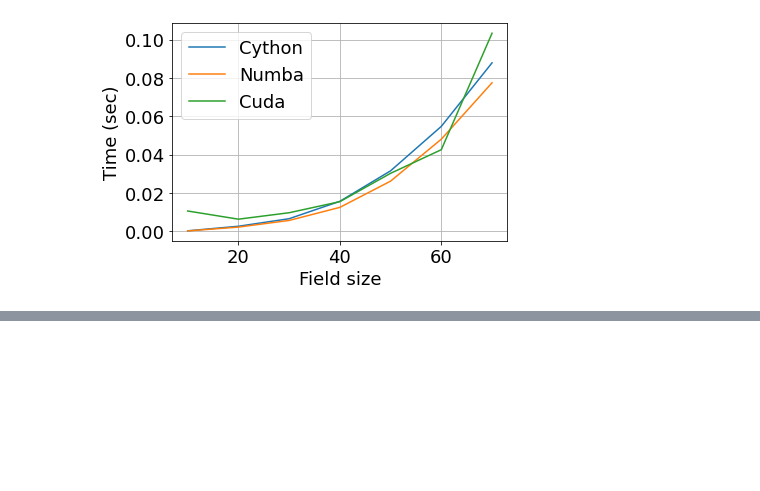
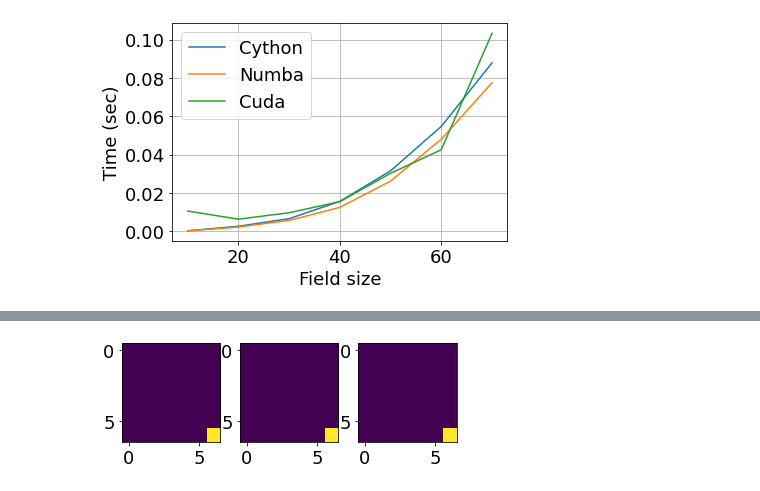
Before and after one commit to MoskalenkoRomanBorisovich/Spatial-Distribution-Evolutionary-Game, a Jupyter notebook: Numba-cuda.ipynb, the cells around one changed output, grey strips where cells are left out. Drawn from its saved outputs; the diff is of its cells as text; code cells hidden in the pictures; blank space fills up the shorter version.

```diff
--- a/Numba-cuda.ipynb
+++ b/Numba-cuda.ipynb
@@ -422,0 +557,6 @@ plt.show()
+# %%
+field = np.zeros((7, 7, 7), dtype=int)
+field[6, 6, 6] = 1
+show_grid(field)
+# %% [output]
+[figure, added]
```
Also changed, not shown: parts of 16 cells of this notebook.
